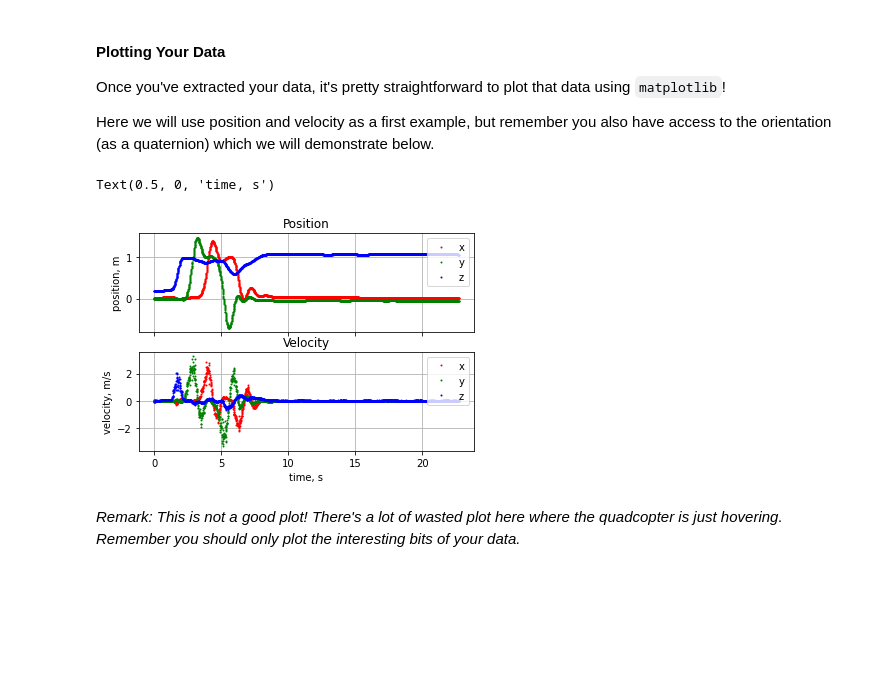
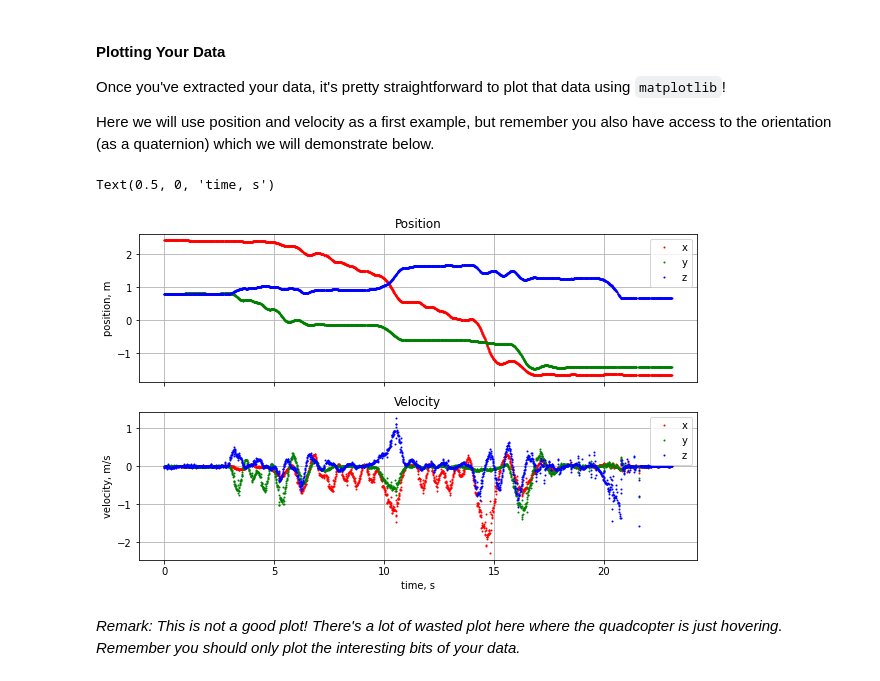
Before and after one commit to UPennMEAM620/crazyflie-plotting, a Jupyter notebook: bagpy_plotting.ipynb, the cells around one changed output. Cells and saved outputs as stored; diff of their text form; code cells hidden in the pictures; blank space fills up the shorter version.

```diff
--- a/bagpy_plotting.ipynb
+++ b/bagpy_plotting.ipynb
@@ -32,7 +31,7 @@ Next you'll want to read in your bag file. This is where `bagpy` comes into play
 
 See below for a list of all the relevant data from your bag file.
 # %%
-bag_name = "really_good_data.bag"   # It's easiest if all the bag files are in the same directory as this script.
+bag_name = "really_cool_data.bag"   # It's easiest if all the bag files are in the same directory as this script.
 # %%
 b = bagreader(bag_name)   # This creates an object that we name 'b' that contains all the information from your bag file
 # %% [output]
@@ -102,31 +101,31 @@ Once you've extracted your data, it's pretty straightforward to plot that data u
 Here we will use position and velocity as a first example, but remember you also have access to the orientation (as a quaternion) which we will demonstrate below.
 # %%
 # It's often useful to save the objects associated with a figure and its axes
-(fig1, axes) = plt.subplots(nrows=2, ncols=1, sharex=True, num='Position vs Time')
+(fig1, axes) = plt.subplots(nrows=2, ncols=1, sharex=True, num='Position vs Time', figsize=(10, 6))
 
 ax = axes[0]    # Select the first plot
 
 # You can plot using multiple lines if you want it to be readable
 ax.plot(vicon_time, x, 'r.', markersize=2)
 ax.plot(vicon_time, y, 'g.', markersize=2)
 ax.plot(vicon_time, z, 'b.', markersize=2)
 ax.legend(('x', 'y', 'z'), loc='upper right')   # Set a legend
 ax.set_ylabel('position, m')                    # Set a y label
 ax.grid('major')                                # Put on a grid
 ax.set_title('Position')                        # Plot title
 
 ax = axes[1]    # Select the second plot
 
 # Or to be more efficient you can plot everything with one line...
 ax.plot(vicon_time, xdot, 'r.', vicon_time, ydot, 'g.', vicon_time, zdot, 'b.', markersize=2)
 ax.legend(('x','y','z'), loc='upper right')
 ax.set_ylabel('velocity, m/s')
 ax.grid('major')
 ax.set_title('Velocity')
 ax.set_xlabel("time, s")
 # %% [output]
 Text(0.5, 0, 'time, s')
-[figure, old version]
+[figure, new version]
 # %% [markdown]
 *Remark: This is not a good plot! There's a lot of wasted plot here where the quadcopter is just hovering. Remember you should only plot the interesting bits of your data.*
 # %% [markdown]
```
Also changed, not shown: parts of 9 cells of this notebook.
